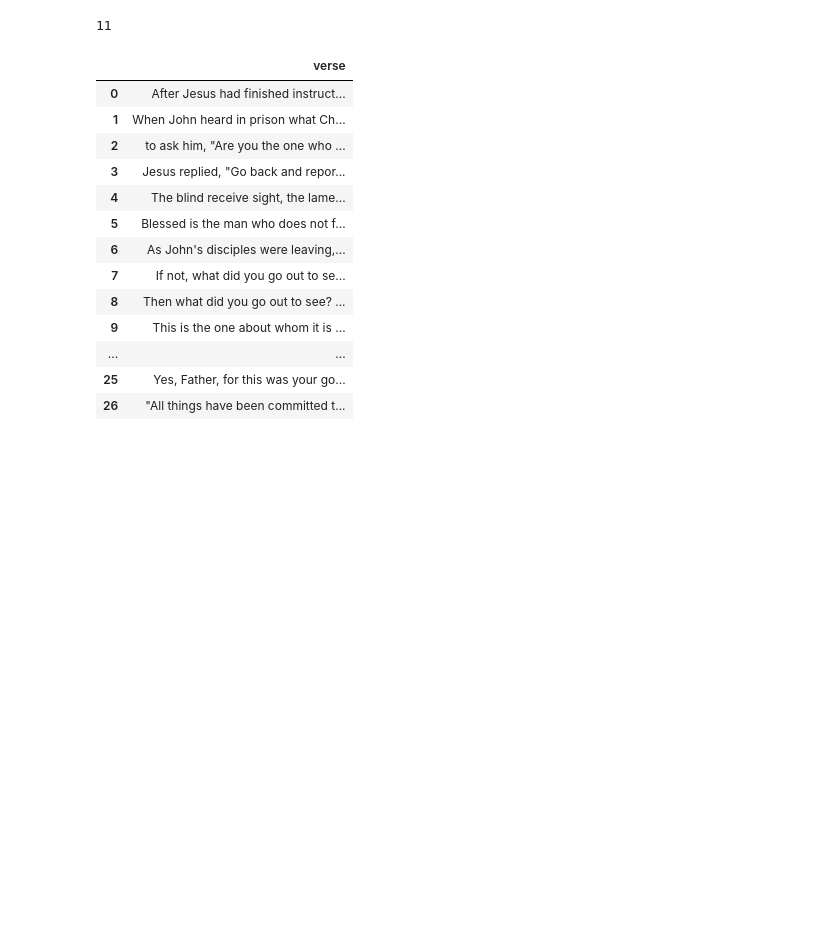
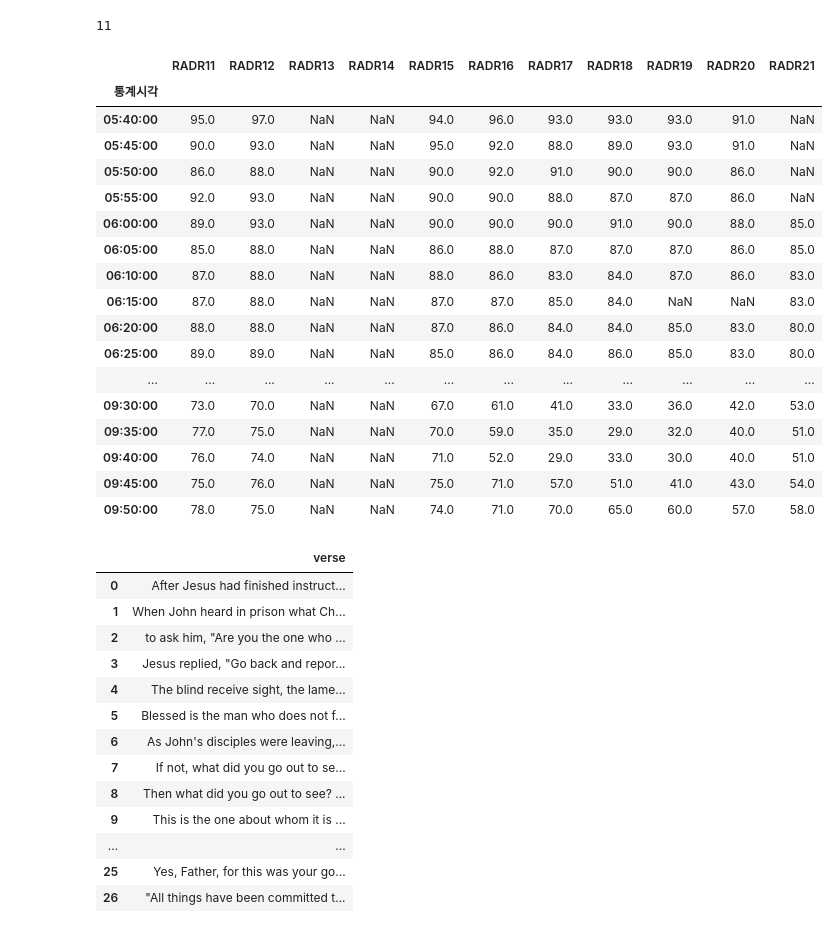
Before and after one commit to bok9504/Lab_work, a Jupyter notebook: Untitled.ipynb, the cells around one changed output. Cells and saved outputs as stored; diff of their text form; code cells hidden in the pictures; blank space fills up the shorter version.

```diff
--- a/Untitled.ipynb
+++ b/Untitled.ipynb
@@ -103,3 +126,30 @@ f = lambda x,y : x + y
 f(5,6)
 # %% [output]
 11
+# %%
+import pandas as pd
+
+test = pd.read_csv('../9.데이터/0.작업 데이터/0.전처리 데이터/test.csv', index_col = '통계시각')
+# %%
+test = test.fillna(method = 'ffill', limit=1)
+# %%
+test
+# %% [output]
+|  | RADR11 | RADR12 | RADR13 | RADR14 | RADR15 | RADR16 | RADR17 | RADR18 | RADR19 | RADR20 | RADR21 |
+| 통계시각 |  |  |  |  |  |  |  |  |  |  |  |
+| 05:40:00 | 95.0 | 97.0 | NaN | NaN | 94.0 | 96.0 | 93.0 | 93.0 | 93.0 | 91.0 | NaN |
+| 05:45:00 | 90.0 | 93.0 | NaN | NaN | 95.0 | 92.0 | 88.0 | 89.0 | 93.0 | 91.0 | NaN |
+| 05:50:00 | 86.0 | 88.0 | NaN | NaN | 90.0 | 92.0 | 91.0 | 90.0 | 90.0 | 86.0 | NaN |
+| 05:55:00 | 92.0 | 93.0 | NaN | NaN | 90.0 | 90.0 | 88.0 | 87.0 | 87.0 | 86.0 | NaN |
+| 06:00:00 | 89.0 | 93.0 | NaN | NaN | 90.0 | 90.0 | 90.0 | 91.0 | 90.0 | 88.0 | 85.0 |
+| 06:05:00 | 85.0 | 88.0 | NaN | NaN | 86.0 | 88.0 | 87.0 | 87.0 | 87.0 | 86.0 | 85.0 |
+| 06:10:00 | 87.0 | 88.0 | NaN | NaN | 88.0 | 86.0 | 83.0 | 84.0 | 87.0 | 86.0 | 83.0 |
+| 06:15:00 | 87.0 | 88.0 | NaN | NaN | 87.0 | 87.0 | 85.0 | 84.0 | NaN | NaN | 83.0 |
+| 06:20:00 | 88.0 | 88.0 | NaN | NaN | 87.0 | 86.0 | 84.0 | 84.0 | 85.0 | 83.0 | 80.0 |
+| 06:25:00 | 89.0 | 89.0 | NaN | NaN | 85.0 | 86.0 | 84.0 | 86.0 | 85.0 | 83.0 | 80.0 |
+| ... | ... | ... | ... | ... | ... | ... | ... | ... | ... | ... | ... |
+| 09:30:00 | 73.0 | 70.0 | NaN | NaN | 67.0 | 61.0 | 41.0 | 33.0 | 36.0 | 42.0 | 53.0 |
+| 09:35:00 | 77.0 | 75.0 | NaN | NaN | 70.0 | 59.0 | 35.0 | 29.0 | 32.0 | 40.0 | 51.0 |
+| 09:40:00 | 76.0 | 74.0 | NaN | NaN | 71.0 | 52.0 | 29.0 | 33.0 | 30.0 | 40.0 | 51.0 |
+| 09:45:00 | 75.0 | 76.0 | NaN | NaN | 75.0 | 71.0 | 57.0 | 51.0 | 41.0 | 43.0 | 54.0 |
+| 09:50:00 | 78.0 | 75.0 | NaN | NaN | 74.0 | 71.0 | 70.0 | 65.0 | 60.0 | 57.0 | 58.0 |
```
Also changed, not shown: parts of 6 cells of this notebook, 2 other files.
